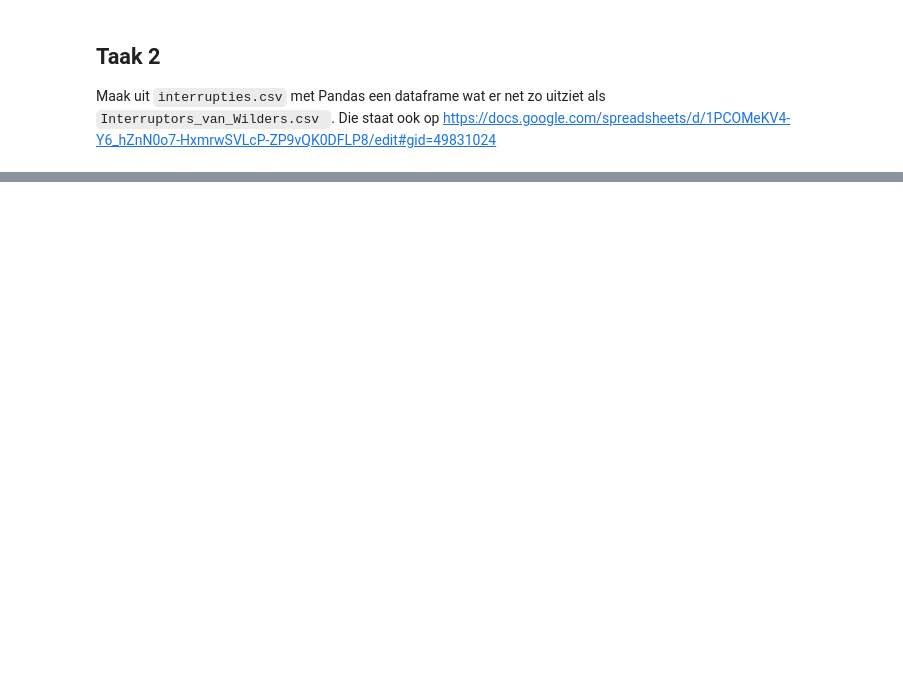
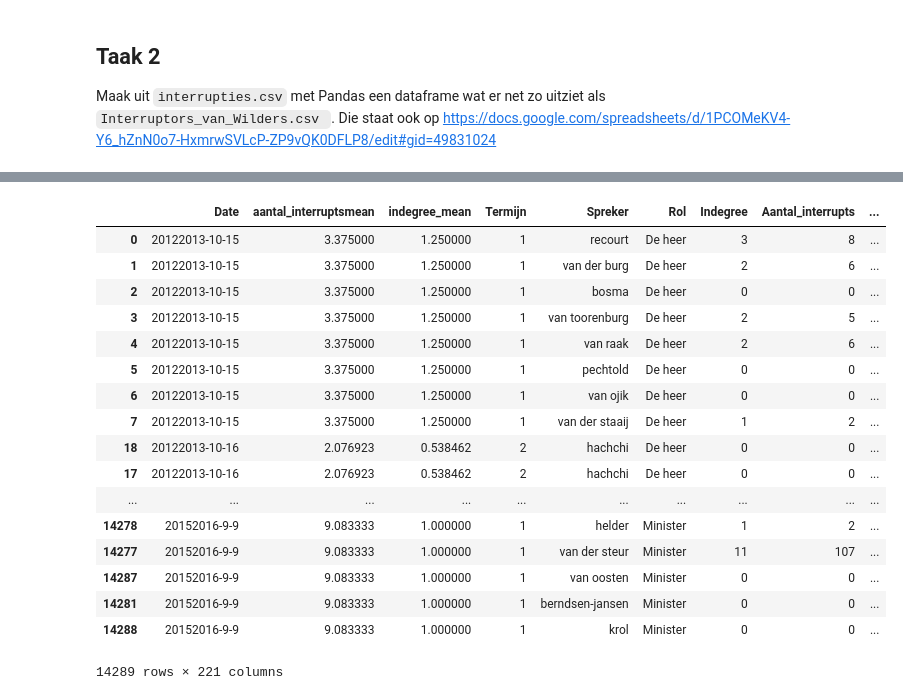
Before and after one commit to JoepStraatman/datascience, a Jupyter notebook: AssignmentWilders.ipynb, the cells around one changed output, grey strips where cells are left out. Cells and saved outputs as stored; diff of their text form; code cells hidden in the pictures; blank space fills up the shorter version.

```diff
--- a/AssignmentWilders.ipynb
+++ b/AssignmentWilders.ipynb
@@ -295,0 +323,21 @@ interrupties2.head()
+# %%
+new_interrupties.sort_values(by='Date')
+# %% [output]
+|  | Date | aantal_interruptsmean | indegree_mean | Termijn | Spreker | Rol | Indegree | Aantal_interrupts | ... |
+| 0 | 20122013-10-15 | 3.375000 | 1.250000 | 1 | recourt | De heer | 3 | 8 | ... |
+| 1 | 20122013-10-15 | 3.375000 | 1.250000 | 1 | van der burg | De heer | 2 | 6 | ... |
+| 2 | 20122013-10-15 | 3.375000 | 1.250000 | 1 | bosma | De heer | 0 | 0 | ... |
+| 3 | 20122013-10-15 | 3.375000 | 1.250000 | 1 | van toorenburg | De heer | 2 | 5 | ... |
+| 4 | 20122013-10-15 | 3.375000 | 1.250000 | 1 | van raak | De heer | 2 | 6 | ... |
+| 5 | 20122013-10-15 | 3.375000 | 1.250000 | 1 | pechtold | De heer | 0 | 0 | ... |
+| 6 | 20122013-10-15 | 3.375000 | 1.250000 | 1 | van ojik | De heer | 0 | 0 | ... |
+| 7 | 20122013-10-15 | 3.375000 | 1.250000 | 1 | van der staaij | De heer | 1 | 2 | ... |
+| 18 | 20122013-10-16 | 2.076923 | 0.538462 | 2 | hachchi | De heer | 0 | 0 | ... |
+| 17 | 20122013-10-16 | 2.076923 | 0.538462 | 2 | hachchi | De heer | 0 | 0 | ... |
+| ... | ... | ... | ... | ... | ... | ... | ... | ... | ... |
+| 14278 | 20152016-9-9 | 9.083333 | 1.000000 | 1 | helder | Minister | 1 | 2 | ... |
+| 14277 | 20152016-9-9 | 9.083333 | 1.000000 | 1 | van der steur | Minister | 11 | 107 | ... |
+| 14287 | 20152016-9-9 | 9.083333 | 1.000000 | 1 | van oosten | Minister | 0 | 0 | ... |
+| 14281 | 20152016-9-9 | 9.083333 | 1.000000 | 1 | berndsen-jansen | Minister | 0 | 0 | ... |
+| 14288 | 20152016-9-9 | 9.083333 | 1.000000 | 1 | krol | Minister | 0 | 0 | ... |
+14289 rows × 221 columns
```
Also changed, not shown: parts of 10 cells of this notebook, 1 other file.
